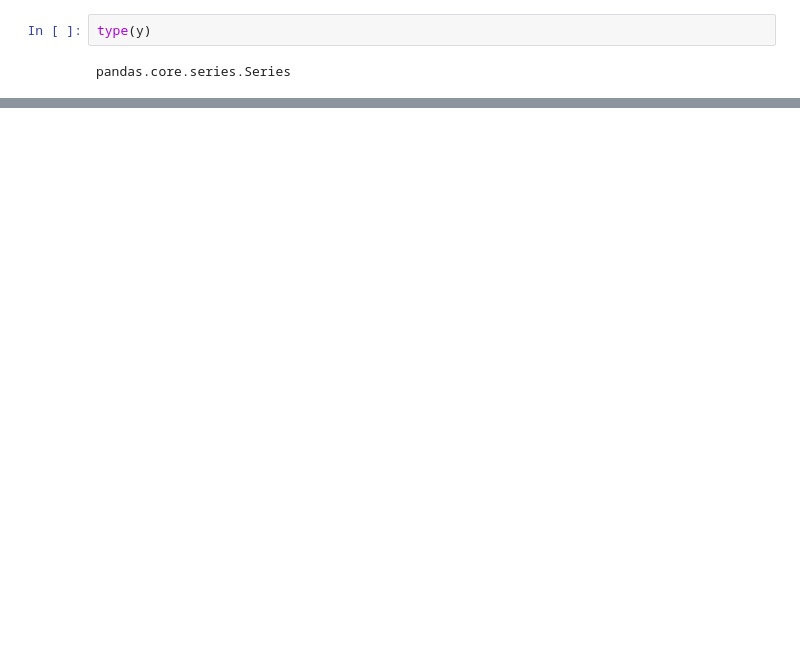
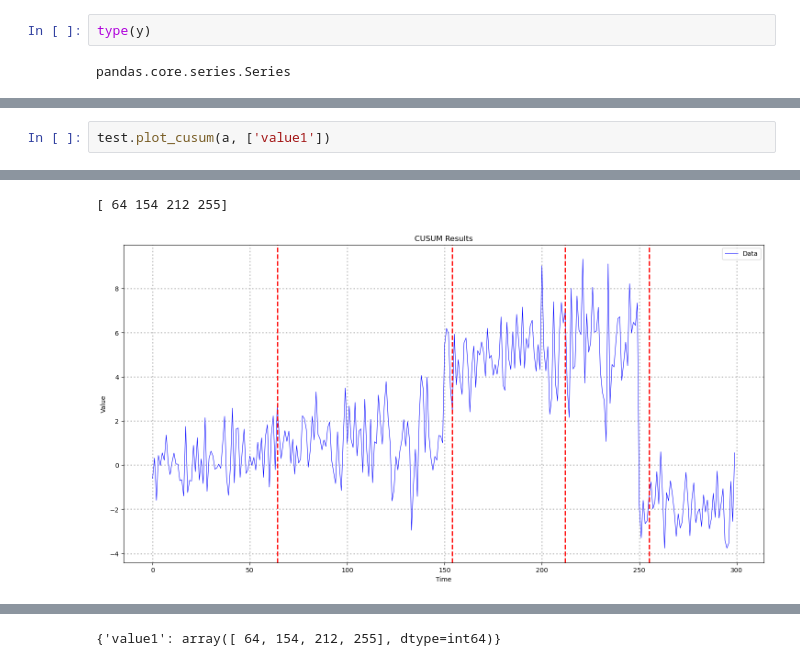
Before and after one commit to transferwise/tw-experimentation, a Jupyter notebook: lse_working_notebooks/CUSUM_Implementation.ipynb, the cells around one changed output, grey strips where cells are left out. Saved outputs shown, nothing was run; the diff lists cells and outputs as text; blank space fills up the shorter version.

```diff
--- a/lse_working_notebooks/CUSUM_Implementation.ipynb
+++ b/lse_working_notebooks/CUSUM_Implementation.ipynb
@@ -131,0 +224,3 @@ plt.show()
+# %%
+test.plot_cusum(a, ['value1'])
+# %% [output]
@@ -131,0 +232,2 @@ plt.show()
+[ 64 154 212 255]
+[figure, added]
@@ -131,0 +239 @@ plt.show()
+{'value1': array([ 64, 154, 212, 255], dtype=int64)}
```
Also changed, not shown: parts of 11 cells of this notebook.
